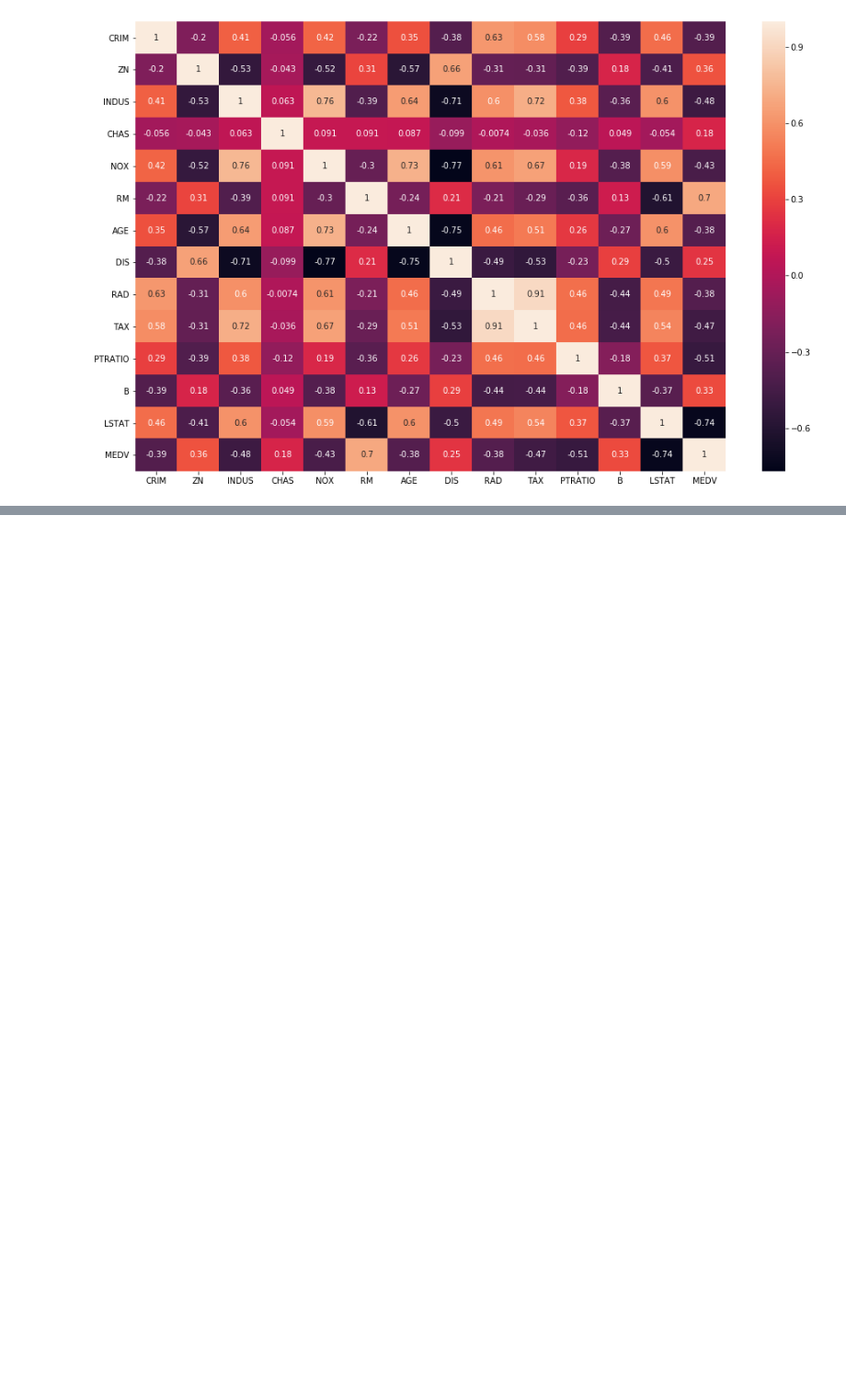
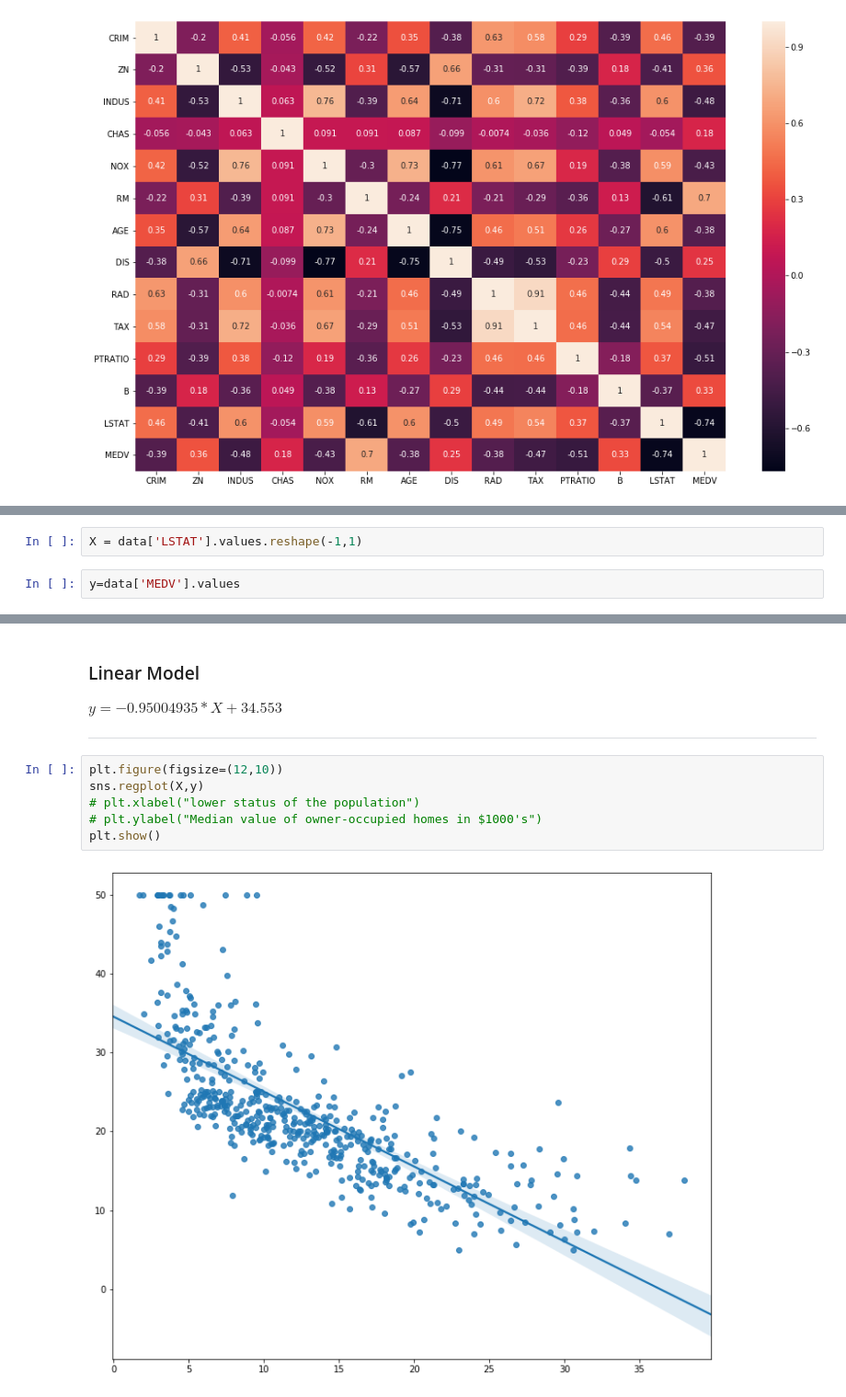
Before and after one commit to rzadrzi/machin-learning-tutorial-01, a Jupyter notebook: 01-Regression/housing.ipynb, the cells around one changed output, grey strips where cells are left out. Shown at 92% size. Drawn from its saved outputs; the diff is of its cells as text; blank space fills up the shorter version.

```diff
--- a/01-Regression/housing.ipynb
+++ b/01-Regression/housing.ipynb
@@ -93,0 +137,4 @@ plt.show()
+# %%
+X = data['LSTAT'].values.reshape(-1,1)
+# %%
+y=data['MEDV'].values
@@ -93,0 +153,13 @@ plt.show()
+# %% [markdown]
+### Linear Model
+$ y = -0.95004935 * X +34.553 $
+
+---
+# %%
+plt.figure(figsize=(12,10))
+sns.regplot(X,y)
+# plt.xlabel("lower status of the population")
+# plt.ylabel("Median value of owner-occupied homes in $1000's")
+plt.show()
+# %% [output]
+[figure, added]
```
Also changed, not shown: parts of 16 cells of this notebook.
